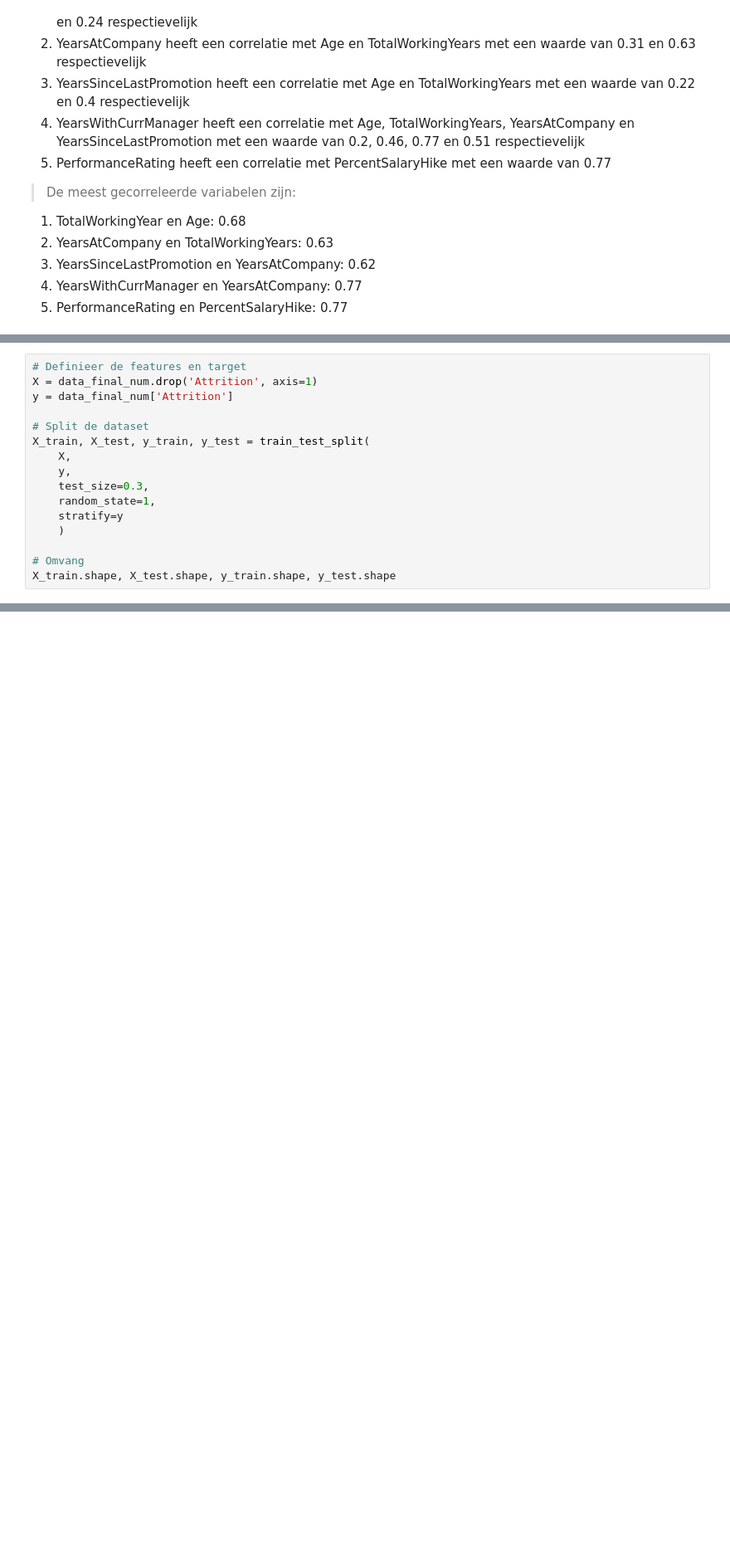
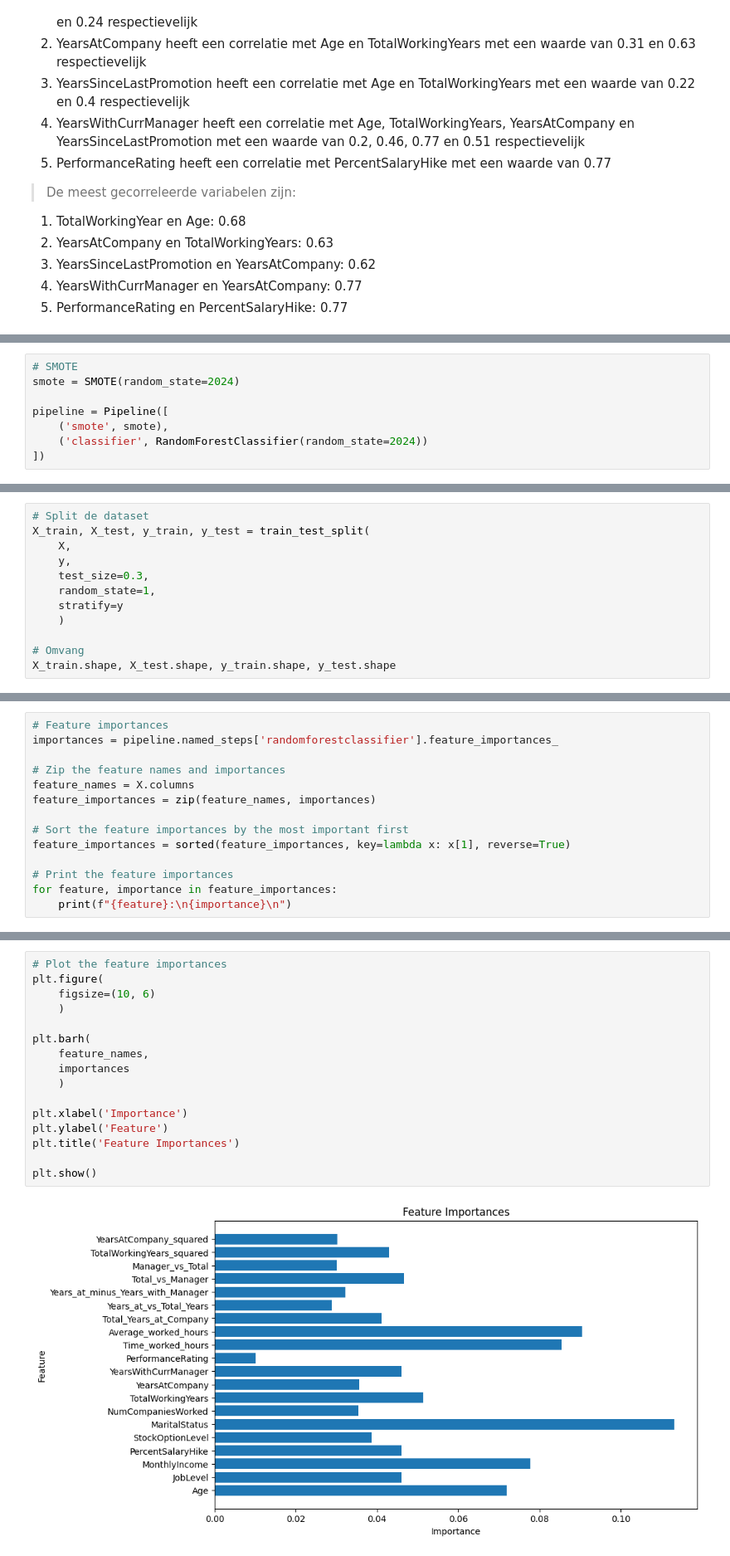
Before and after one commit to SevenNightsDarkCrow/Business_Analytics_I-HR, a Jupyter notebook: Notebooks/Onderzoek.ipynb, the cells around one changed output, grey strips where cells are left out. Shown at 83% size. Cells and saved outputs as stored; diff of their text form; blank space fills up the shorter version.

```diff
--- a/Notebooks/Onderzoek.ipynb
+++ b/Notebooks/Onderzoek.ipynb
@@ -1511 +1687,9 @@ plt.show()
+# %%
+# SMOTE
+smote = SMOTE(random_state=2024)
+
+pipeline = Pipeline([
+    ('smote', smote),
+    ('classifier', RandomForestClassifier(random_state=2024))
+])
 # %% [markdown]
@@ -1513,8 +1697,4 @@ plt.show()
 # %%
-# Definieer de features en target
-X = data_final_num.drop('Attrition', axis=1)
-y = data_final_num['Attrition']
-
 # Split de dataset
 X_train, X_test, y_train, y_test = train_test_split(
     X,
@@ -1532,0 +1748,14 @@ X_train.shape, X_test.shape, y_train.shape, y_test.shape
+# %%
+# Feature importances
+importances = pipeline.named_steps['randomforestclassifier'].feature_importances_
+
+# Zip the feature names and importances
+feature_names = X.columns
+feature_importances = zip(feature_names, importances)
+
+# Sort the feature importances by the most important first
+feature_importances = sorted(feature_importances, key=lambda x: x[1], reverse=True)
+
+# Print the feature importances
+for feature, importance in feature_importances:
+    print(f"{feature}:\n{importance}\n")
@@ -1532,0 +1780,18 @@ X_train.shape, X_test.shape, y_train.shape, y_test.shape
+# %%
+# Plot the feature importances
+plt.figure(
+    figsize=(10, 6)
+    )
+
+plt.barh(
+    feature_names,
+    importances
+    )
+
+plt.xlabel('Importance')
+plt.ylabel('Feature')
+plt.title('Feature Importances')
+
+plt.show()
+# %% [output]
+[figure, added]
```
Also changed, not shown: parts of 38 cells of this notebook.
